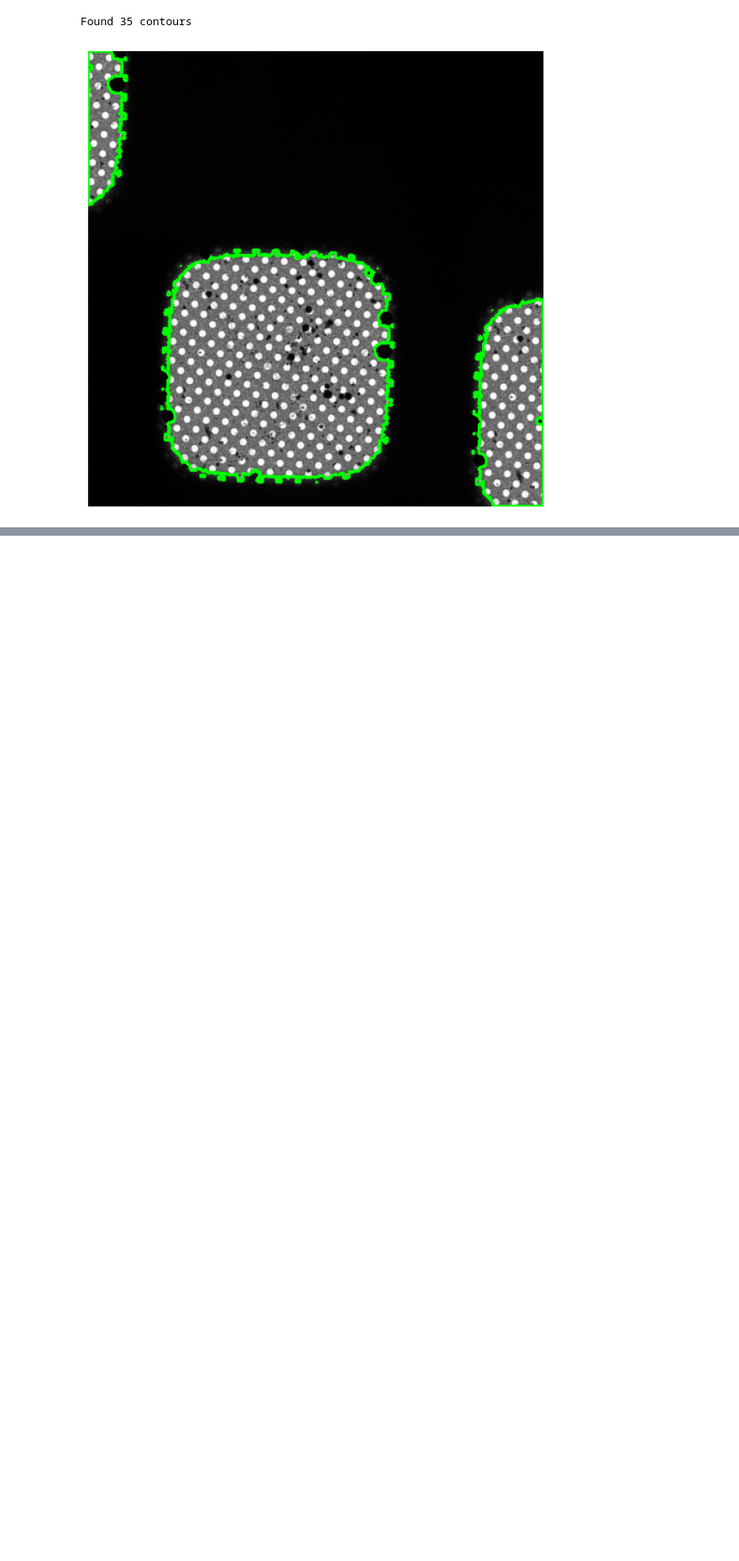
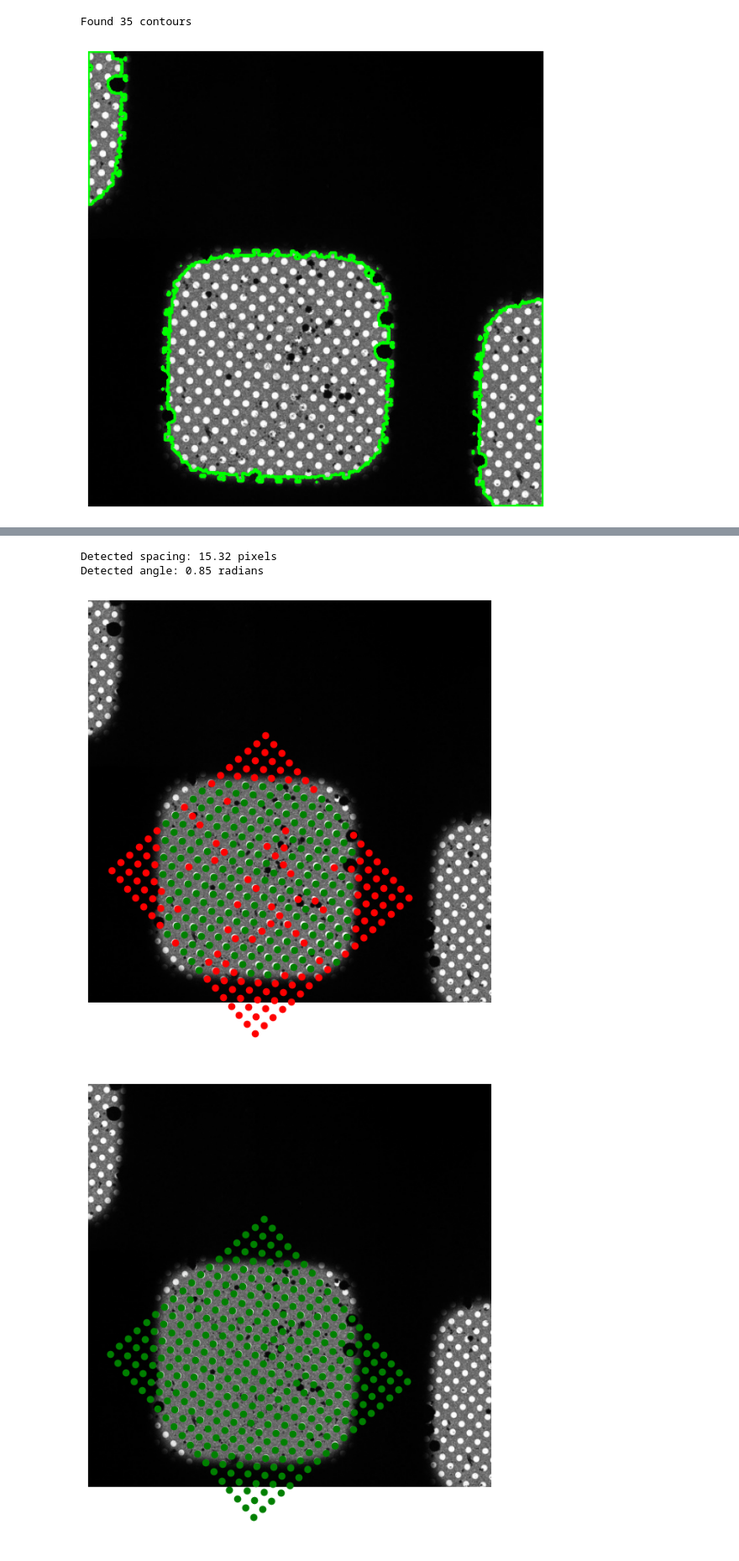
Before and after one commit to wyacurtis/gridhole, a Jupyter notebook: main.ipynb, the cells around one changed output, grey strips where cells are left out. Shown at 84% size. Saved outputs shown, nothing was run; the diff lists cells and outputs as text; code cells hidden in the pictures; blank space fills up the shorter version.

```diff
--- a/main.ipynb
+++ b/main.ipynb
@@ -192,0 +281,10 @@ Options:
+# %%
+shapex = int(summary["i"].max()) + 1
+shapey = int(summary["j"].max()) + 1
+
+detected_hole_indices = list(zip(summary["i"], summary["j"]))
+
+arr = np.zeros((shapex, shapey), dtype=int)
+
+for i, j in detected_hole_indices:
+    arr[i, j] = 1
@@ -192,0 +343,62 @@ Options:
+# %%
+arr, spacing, angle = find_axes_angle(summary)
+print(f"Detected spacing: {spacing:.2f} pixels")
+print(f"Detected angle: {angle:.2f} radians")
+
+indices = np.argwhere(arr == 1)
+
+ref_idx = indices[0]
+ref_pt = get_coords_at_index(summary, (ref_idx[0], ref_idx[1]))
+ref_pt = np.array(ref_pt)
+# Scale indices to actual coordinates
+scaled_indices = (indices - ref_idx) * spacing + ref_pt
+
+center_scaled = np.mean(scaled_indices, axis=0)
+center_absolute = find_hole_array_center(summary)
+scaled_indices += (center_absolute - center_scaled)
+
+# Calculate center of the points
+center = np.mean(scaled_indices, axis=0)
+
+# Create rotation matrix
+rot_matrix = np.array([[np.cos(angle), -np.sin(angle)],
+                      [np.sin(angle),  np.cos(angle)]])
+# Vectorized rotation around center
+centered_points = scaled_indices - center
+rotated_points = (rot_matrix @ centered_points.T).T
+points = rotated_points + center
+
+zero_indices = np.argwhere(arr == 0)
+scaled_zero_indices = (zero_indices - ref_idx) * spacing + ref_pt
+scaled_zero_indices += (center_absolute - center_scaled)
+scaled_zero_indices_centered = scaled_zero_indices - center
+rotated_zero_points = (rot_matrix @ scaled_zero_indices_centered.T).T
+zero_points = rotated_zero_points + center
+
+
+display_image(img_t12, points=[points, zero_points])
+# plt.scatter(points[:, 1], points[:, 0], color='red')
+
+img_bin = np.zeros(img_t12.shape, dtype=np.uint8)
+
+for point in points:
+    x = int(round(point[0]))
+    y = int(round(point[1]))
+    cv2.circle(img_bin, center=(x, y), radius=1, color=255, thickness=-1)
+
+img_bin = cv2.GaussianBlur(img_bin, (25, 25), sigmaX=3.925, sigmaY=3.925)
+
+shift, response = cv2.phaseCorrelate(np.float32(img_t12), np.float32(img_bin))
+
+aligned_points = points - shift[::-1]
+aligned_zero_points = zero_points - shift[::-1]
+
+all_points = np.vstack([aligned_points, aligned_zero_points])
+all_indices = np.vstack([np.argwhere(arr == 1), np.argwhere(arr == 0)])
+
+display_image(img_t12, points=[all_points])
+# %% [output]
+Detected spacing: 15.32 pixels
+Detected angle: 0.85 radians
+[figure, added]
+[figure, added]
```
Also changed, not shown: parts of 17 cells of this notebook, 10 other files.
